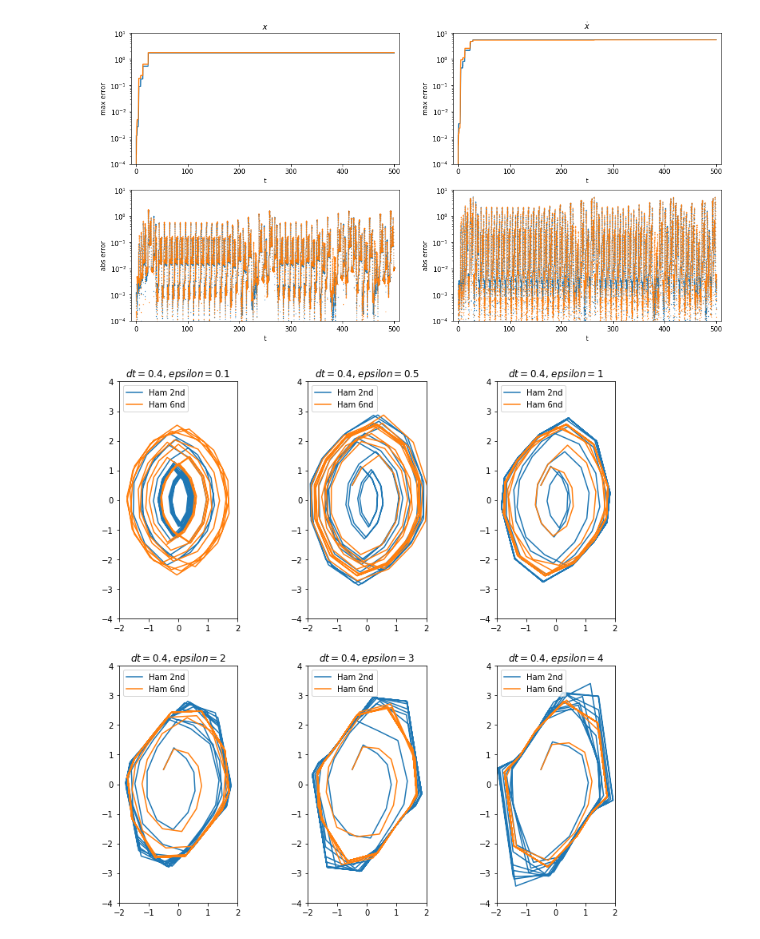
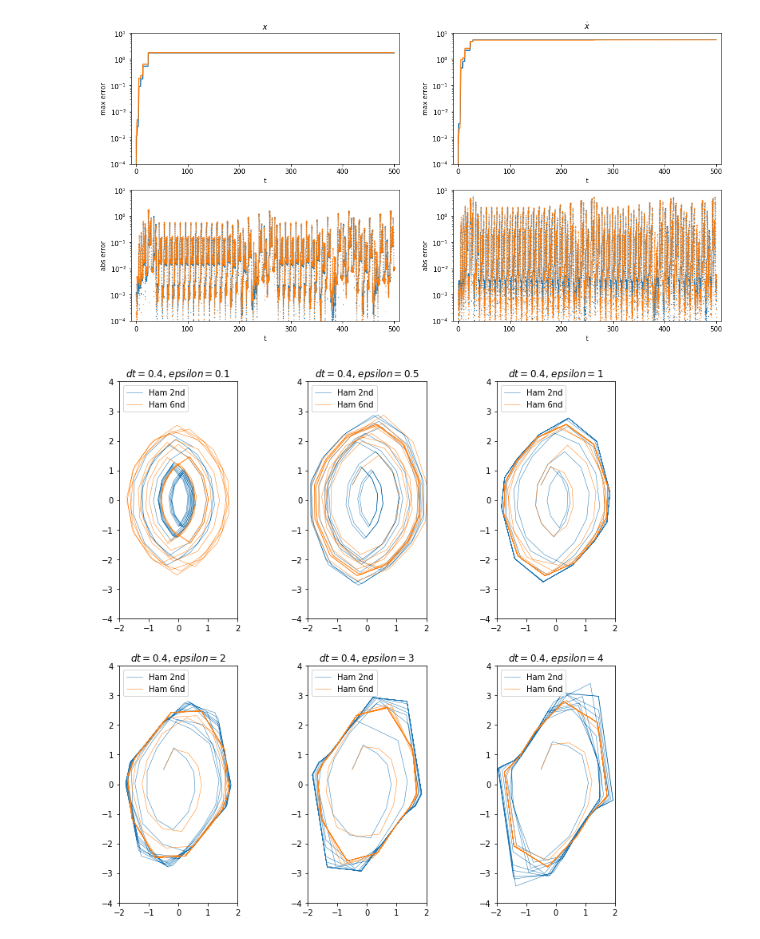
Before and after one commit to mseri/contact-integrators, a Jupyter notebook: Liénard systems.ipynb, the cells around one changed output. Saved outputs shown, nothing was run; the diff lists cells and outputs as text; code cells hidden in the pictures.

```diff
--- a/Liénard systems.ipynb
+++ b/Liénard systems.ipynb
@@ -101,23 +101,23 @@ for epsilon, spl in [(0.1, "231"), (0.5, "232"), (1, "233"), (2, "234"), (3, "23
 
     step6e = lambda system, dt, p, q, s, t: step6(system, dt, p, q, s, t, a=ic.e_six)
     step6b = lambda system, dt, p, q, s, t: step6(system, dt, p, q, s, t, a=ic.b_six)
-#     step6c = lambda system, dt, p, q, s, t: step6(system, dt, p, q, s, t, a=ic.c_six)
+    step6c = lambda system, dt, p, q, s, t: step6(system, dt, p, q, s, t, a=ic.c_six)
     sole, soles, _ = ic.integrate(step6e, vdp, tspan, p0, q0, s0)
     solb, solbs, _ = ic.integrate(step6b, vdp, tspan, p0, q0, s0)
-#     solc, solcs, _ = ic.integrate(step6c, vdp, tspan, p0, q0, s0)
+    solc, solcs, _ = ic.integrate(step6c, vdp, tspan, p0, q0, s0)
 
 
     plt.plot(sol[:,1], sols,
-             label="Ham 2nd")
+             linewidth=0.5, label="Ham 2nd")
     plt.plot(solm[:,1], solms,
-             label="Ham 6nd")
+             linewidth=0.5, label="Ham 6nd")
 
     plt.plot(sole[:,1], soles,
-             label="Ham 6nd e")
+             linewidth=0.5, label="Ham 6nd e")
     plt.plot(solb[:,1], solbs,
-             label="Ham 6nd b")
-#     plt.plot(solc[:,1], solcs,
-#              label="Ham 6nd c")
+             linewidth=0.5, label="Ham 6nd b")
+    plt.plot(solc[:,1], solcs,
+             linewidth=0.5, label="Ham 6nd c")
 
     plt.gca().set_aspect('equal', adjustable='box')
 
@@ -140,13 +189,27 @@ for epsilon, spl in [(0.1, "231"), (0.5, "232"), (1, "233"), (2, "234"), (3, "23
 
     sol, sols, _ = ic.integrate(step2, vdp, tspan, p0, q0, s0)
     step62 = lambda system, dt, p, q, s, t: step6(system, dt, p, q, s, t, stepper=step2)
+    step62e = lambda system, dt, p, q, s, t: step6(system, dt, p, q, s, t, stepper=step2, a=ic.e_six)
+    step62b = lambda system, dt, p, q, s, t: step6(system, dt, p, q, s, t, stepper=step2, a=ic.b_six)
+    step62c = lambda system, dt, p, q, s, t: step6(system, dt, p, q, s, t, stepper=step2, a=ic.c_six)
+
     solm, solms, _ = ic.integrate(step62, vdp, tspan, p0, q0, s0)
-    #solrk = rk4(tpk, np.concatenate([p0,q0]), tspan)
+    sole, soles, _ = ic.integrate(step6e, vdp, tspan, p0, q0, s0)
+    solb, solbs, _ = ic.integrate(step6b, vdp, tspan, p0, q0, s0)
+    solc, solcs, _ = ic.integrate(step6c, vdp, tspan, p0, q0, s0)
+    # solrk = rk4(tpk, np.concatenate([p0,q0]), tspan)
 
     plt.plot(sol[:,1], sols,
-             label="Ham 2nd")
+             linewidth=0.5, label="Ham 2nd")
     plt.plot(solm[:,1], solms,
-             label="Ham 6nd")
+             linewidth=0.5, label="Ham 6nd")
+
+    plt.plot(sole[:,1], soles,
+             linewidth=0.5, label="Ham 6nd e")
+    plt.plot(solb[:,1], solbs,
+             linewidth=0.5, label="Ham 6nd b")
+    plt.plot(solc[:,1], solcs,
+             label="Ham 6nd c")
 
     plt.gca().set_aspect('equal', adjustable='box')
 
@@ -330,36 +393,36 @@ def L1(epsilon):
 # %%
 dt = 0.4
 tf = 50
 p0, q0, s0 = 0.0, -.5, 0.5
 
 tspan = np.linspace(0, tf, num=int(np.floor(tf/dt)))
 
 plt.figure(figsize=(12,12))
 
 for epsilon, spl in [(0.1, "231"), (0.5, "232"), (1, "233"), (2, "234"), (3, "235"), (4, "236")]:
     l1 = L1(epsilon)
 
     plt.subplot(spl)
     plt.title(f"$dt={dt}$, $epsilon={epsilon}$")
 
     sol, sols, _ = ic.integrate(step1, l1, tspan, p0, q0, s0)
     solm, solms, _ = ic.integrate(step6, l1, tspan, p0, q0, s0)
 
     plt.plot(sol[:,1], sols,
-             label="Ham 2nd")
+             linewidth=0.5, label="Ham 2nd")
     plt.plot(solm[:,1], solms,
-             label="Ham 6nd")
+             linewidth=0.5, label="Ham 6nd")
 
     plt.gca().set_aspect('equal', adjustable='box')
 
     plt.xlim((-2,2))
     plt.ylim((-4,4))
 
     plt.legend(loc='upper left')
 
 plt.show()
 # %% [output]
-[figure, old version]
+[figure, new version]
 # %%
 # From: T. Harco, S. Liang:
 # "Exact solutions of the Liénard- and generalized Liénard-type ordinary nonlinear differential equations obtained by deforming the phase space coordinates of the linear harmonic oscillator".
```
Also changed, not shown: parts of 4 cells of this notebook, 2 other files.
